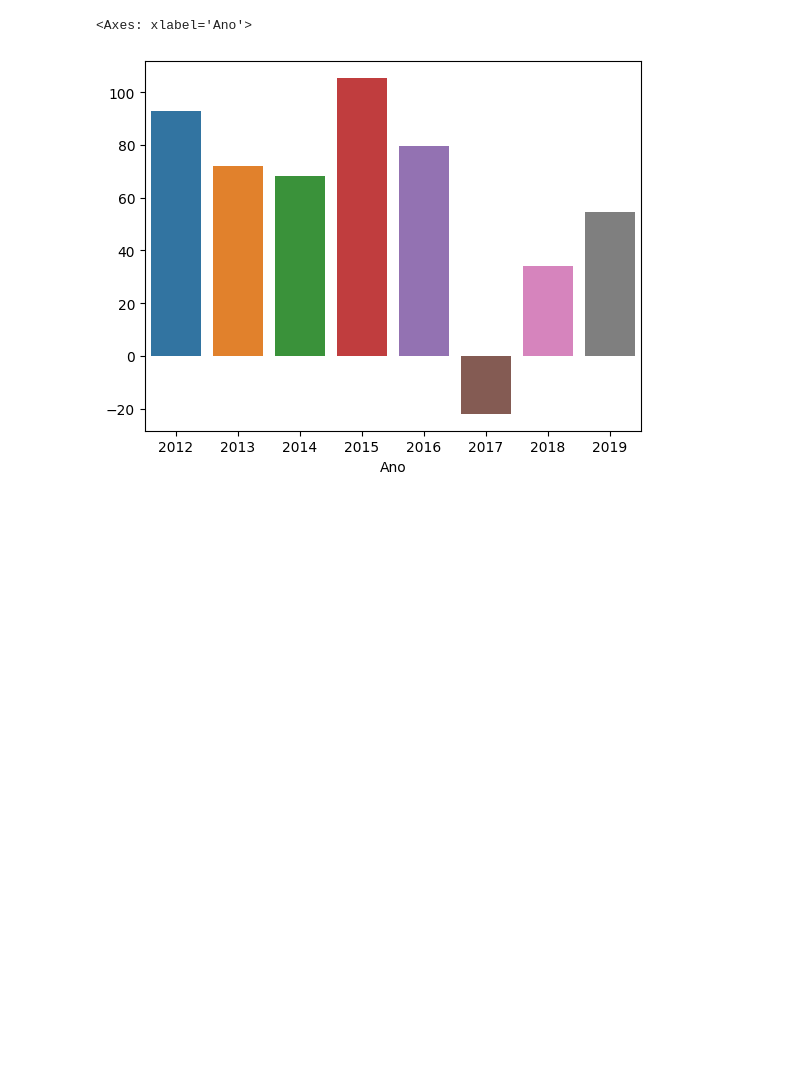
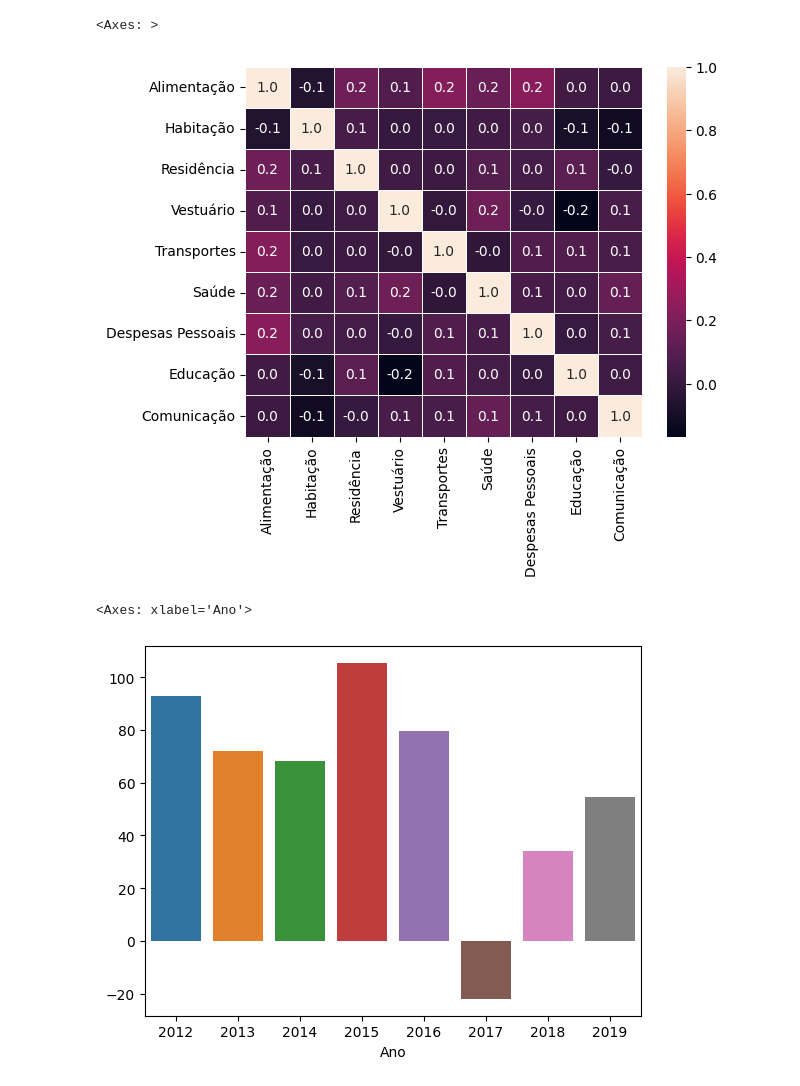
Before and after one commit to masterkey-07/proj-prob-ibge, a Jupyter notebook: notebook.ipynb, the cells around one changed output. Drawn from its saved outputs; the diff is of its cells as text; code cells hidden in the pictures; blank space fills up the shorter version.

```diff
--- a/notebook.ipynb
+++ b/notebook.ipynb
@@ -36,6 +36,17 @@ dados['IPCA'] = IPCA / 9
 agrupado_regiao = dados.groupby('Região')
 agrupado_ano = dados.groupby('Ano')
 agrupado_mes = dados.groupby('Mês')
+# %%
+# Correlação dos Indices nos Meses
+
+correlacao = dados[columns[:9]].corr('pearson')
+
+plot = sn.heatmap(correlacao, annot=True, fmt=".1f", linewidths=.6)
+
+plot
+# %% [output]
+<Axes: >
+[figure, added]
 # %%
 # Gráfico de Barras do Total do Indice de Alimentação nos Anos
 
```
Also changed, not shown: parts of 1 cell of this notebook.
